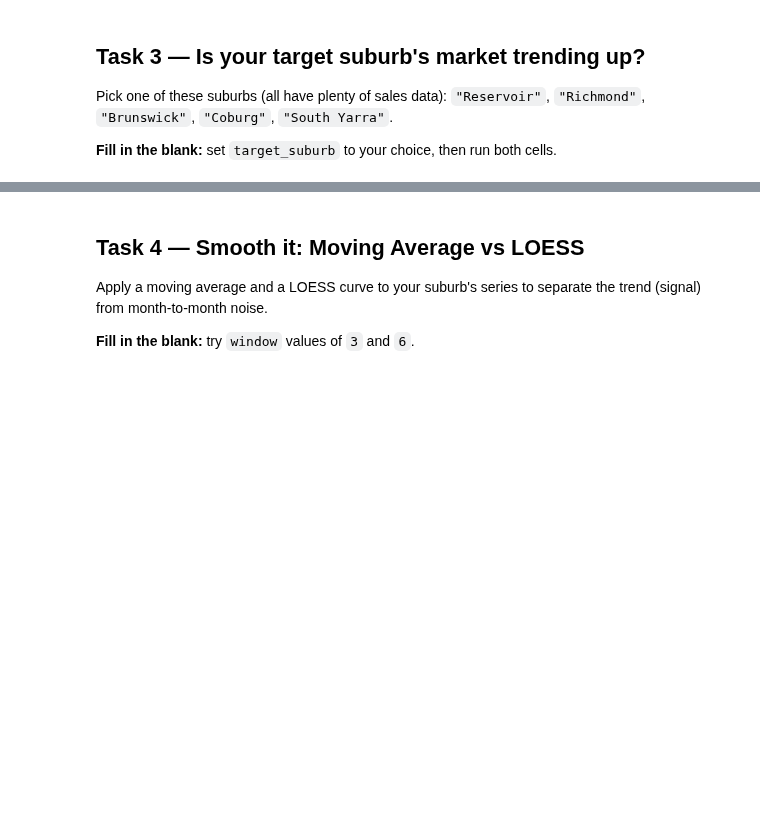
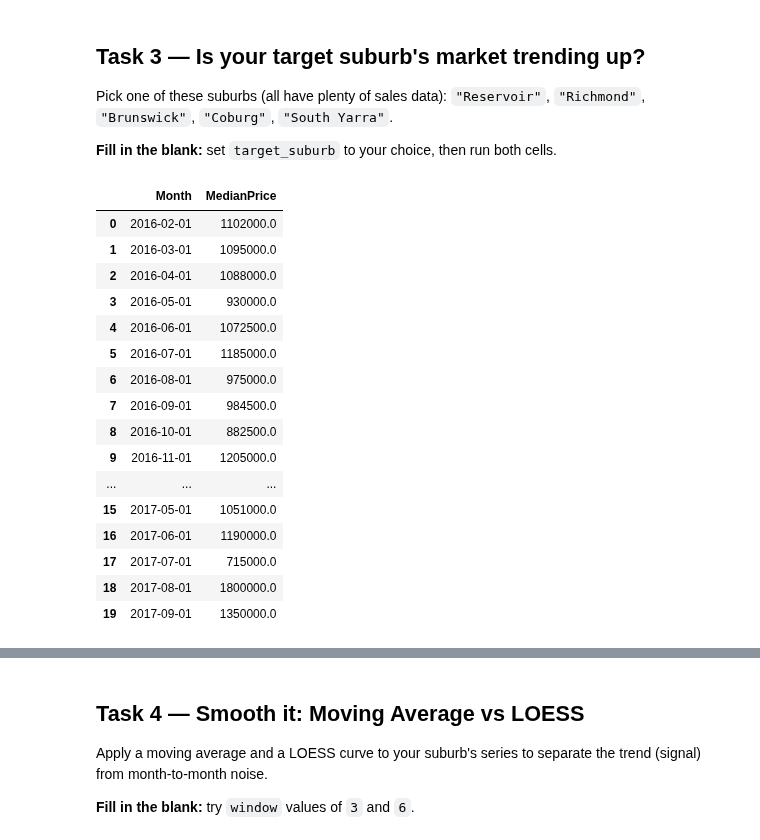
Before and after one commit to itsdharani/VDUI_Assignment_Submissions, a Jupyter notebook: ppt8-activity.ipynb, the cells around one changed output, grey strips where cells are left out. Drawn from its saved outputs; the diff is of its cells as text; code cells hidden in the pictures; blank space fills up the shorter version.

```diff
--- a/ppt8-activity.ipynb
+++ b/ppt8-activity.ipynb
@@ -94,18 +118,36 @@ Pick one of these suburbs (all have plenty of sales data): `"Reservoir"`, `"Rich
 
 **Fill in the blank:** set `target_suburb` to your choice, then run both cells.
 # %%
-target_suburb = "___"  # TODO: choose a suburb from the list above, e.g. "Richmond"
+target_suburb = "Richmond"  # TODO: choose a suburb from the list above, e.g. "Richmond"
 
 suburb_df = df[df["Suburb"] == target_suburb]
 suburb_monthly = (
     suburb_df.set_index("Date")
     .resample("MS")["Price"]
     .median()
     .interpolate()   # fill any zero-sale months
     .reset_index()
 )
 suburb_monthly.columns = ["Month", "MedianPrice"]
 suburb_monthly
+# %% [output]
+|  | Month | MedianPrice |
+| 0 | 2016-02-01 | 1102000.0 |
+| 1 | 2016-03-01 | 1095000.0 |
+| 2 | 2016-04-01 | 1088000.0 |
+| 3 | 2016-05-01 | 930000.0 |
+| 4 | 2016-06-01 | 1072500.0 |
+| 5 | 2016-07-01 | 1185000.0 |
+| 6 | 2016-08-01 | 975000.0 |
+| 7 | 2016-09-01 | 984500.0 |
+| 8 | 2016-10-01 | 882500.0 |
+| 9 | 2016-11-01 | 1205000.0 |
+| ... | ... | ... |
+| 15 | 2017-05-01 | 1051000.0 |
+| 16 | 2017-06-01 | 1190000.0 |
+| 17 | 2017-07-01 | 715000.0 |
+| 18 | 2017-08-01 | 1800000.0 |
+| 19 | 2017-09-01 | 1350000.0 |
 # %%
 plt.figure(figsize=(9, 5))
 plt.plot(suburb_monthly["Month"], suburb_monthly["MedianPrice"], marker="o", color="#4C72B0")
```
Also changed, not shown: parts of 11 cells of this notebook, 1 other file.
